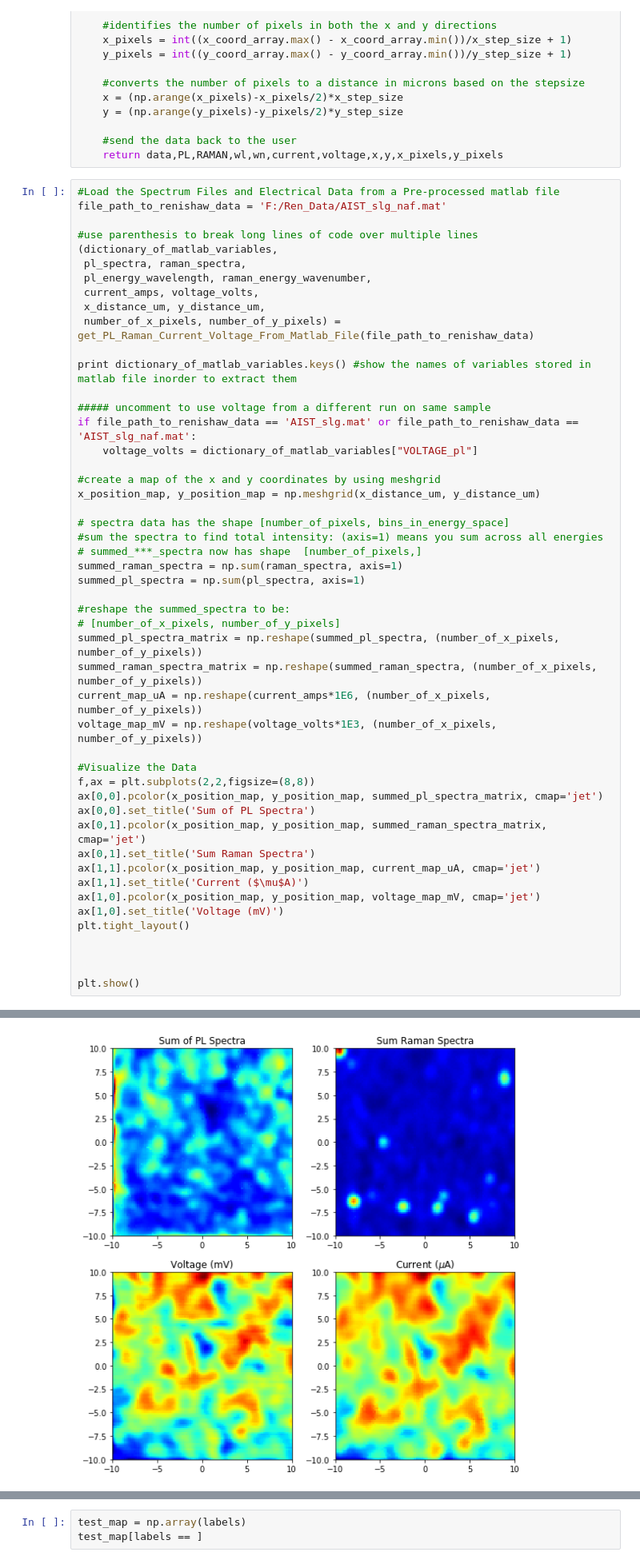
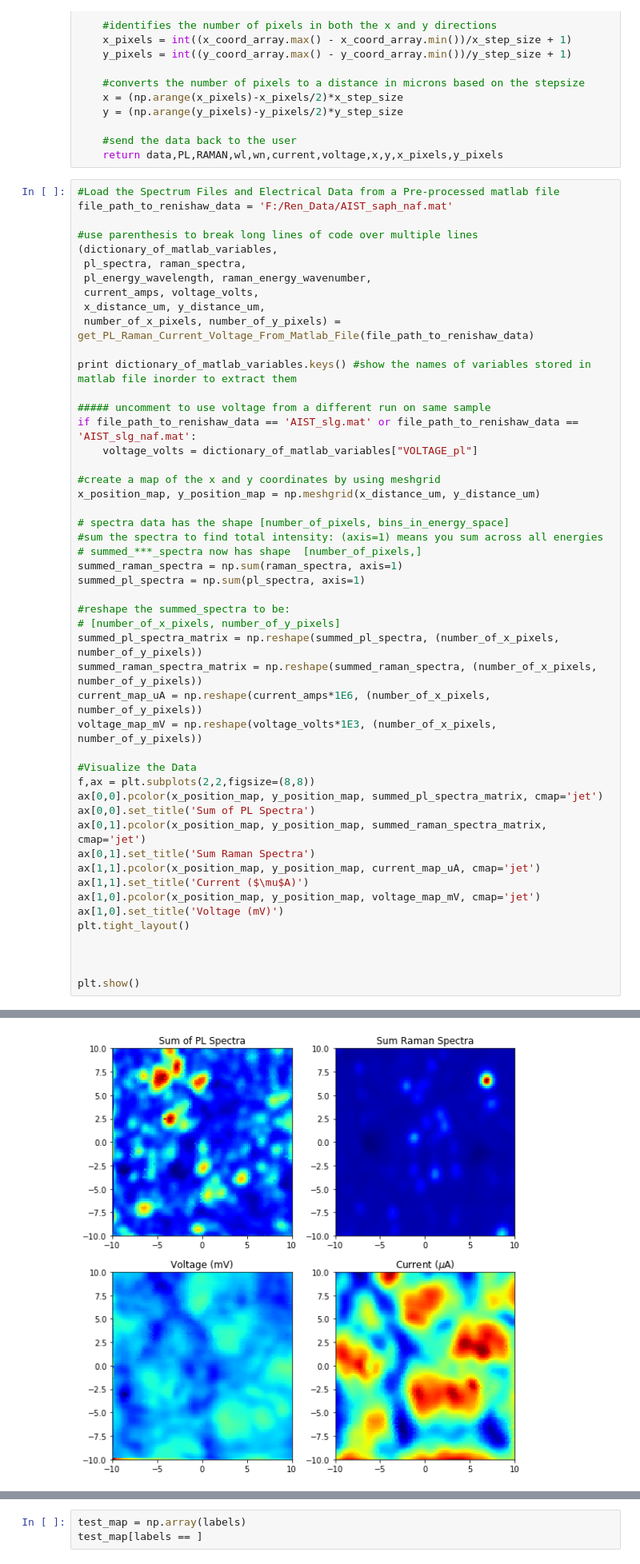
Before and after one commit to ttmn313/CIGS_Na_Analysis, a Jupyter notebook: PL_PCA.ipynb, the cells around one changed output, grey strips where cells are left out. Shown at 80% size. Drawn from its saved outputs; the diff is of its cells as text.

```diff
--- a/PL_PCA.ipynb
+++ b/PL_PCA.ipynb
@@ -92,7 +92,7 @@ def get_PL_Raman_Current_Voltage_From_Matlab_File(fpath):
     return data,PL,RAMAN,wl,wn,current,voltage,x,y,x_pixels,y_pixels
 # %%
 #Load the Spectrum Files and Electrical Data from a Pre-processed matlab file
-file_path_to_renishaw_data = 'F:/Ren_Data/AIST_slg_naf.mat'
+file_path_to_renishaw_data = 'F:/Ren_Data/AIST_saph_naf.mat'
 
 #use parenthesis to break long lines of code over multiple lines
 (dictionary_of_matlab_variables,
@@ -144,4 +144,4 @@ plt.show()
-[figure, old version]
+[figure, new version]
 # %%
 print pl_spectra.shape
 SPECTRA = normalize_spectra_to_1(np.array(pl_spectra))
```
Also changed, not shown: parts of 9 cells of this notebook.
